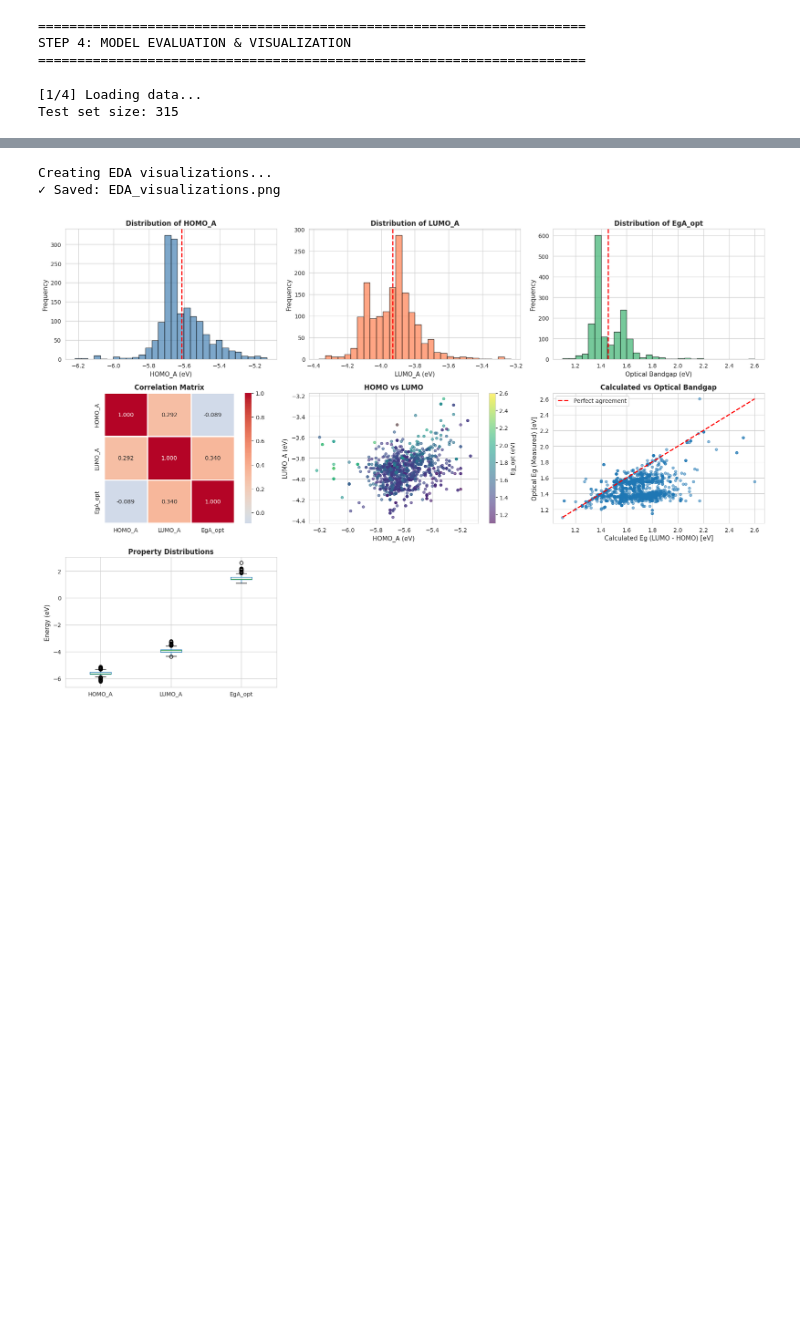
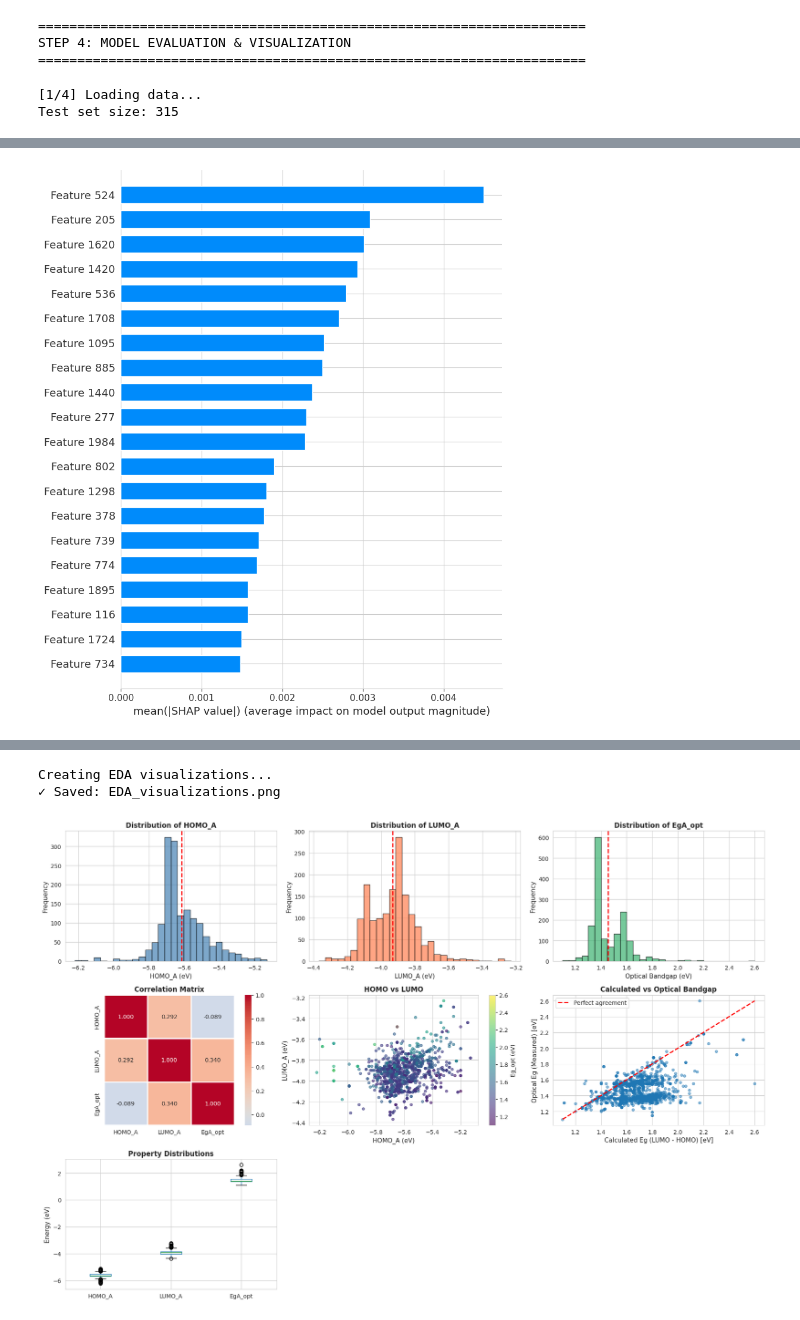
Before and after one commit to Bsamuel-tech/molecular-property-prediction, a Jupyter notebook: Step_4_Evaluation_Visualization.ipynb, the cells around one changed output, grey strips where cells are left out. Saved outputs shown, nothing was run; the diff lists cells and outputs as text; code cells hidden in the pictures; blank space fills up the shorter version.

```diff
--- a/Step_4_Evaluation_Visualization.ipynb
+++ b/Step_4_Evaluation_Visualization.ipynb
@@ -94,0 +155,9 @@ for prop, y_te in [('HOMO', y_homo_test), ('LUMO', y_lumo_test), ('Eg', y_eg_tes
+# %%
+# ============================================================
+# SHAP FEATURE IMPORTANCE (BAR PLOT)
+# ============================================================
+# Provides a cleaner ranking of most important features
+
+shap.summary_plot(shap_values, X_test, plot_type="bar")
+# %% [output]
+[figure, added]
```
Also changed, not shown: parts of 9 cells of this notebook.
